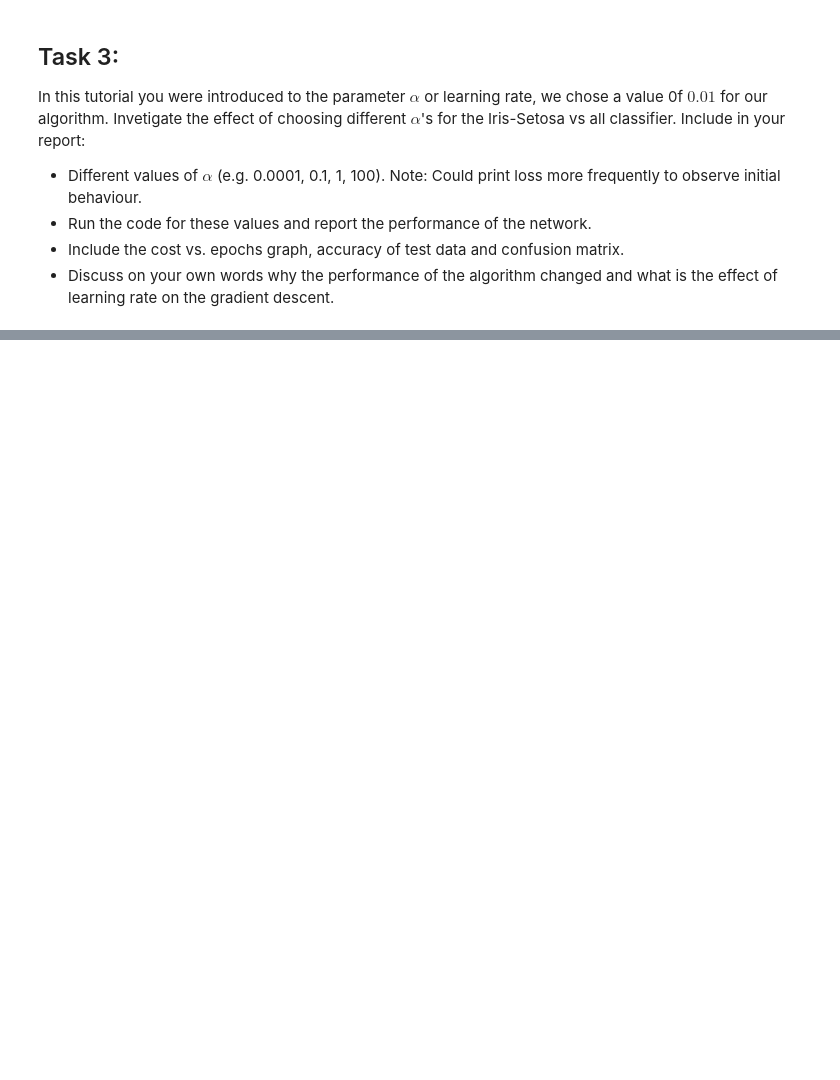
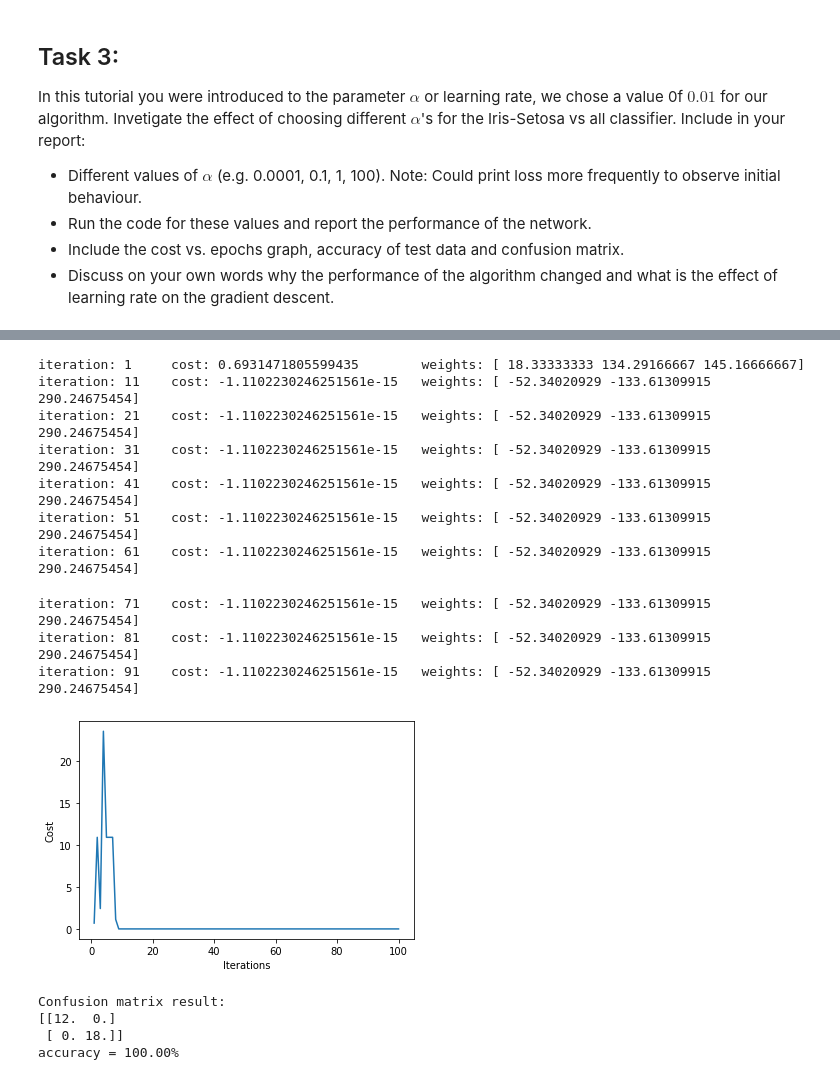
Before and after one commit to limited-fion/ee3-ml, a Jupyter notebook: Fion_ML_Logistic_Regression_.ipynb, the cells around one changed output, grey strips where cells are left out. Cells and saved outputs as stored; diff of their text form; code cells hidden in the pictures; blank space fills up the shorter version.

```diff
--- a/Fion_ML_Logistic_Regression_.ipynb
+++ b/Fion_ML_Logistic_Regression_.ipynb
@@ -428,0 +609,47 @@ In this tutorial you were introduced to the parameter $\alpha$ or learning rate,
+# %%
+# Setosa is assigned label 0, while all other classes will have a label of 1
+y = np.where(labels == 0, 0, 1)
+
+# Consider only two features - sepal length (column 0) and petal length (column 2)
+# Bias term (intercept) is added to each data point (row)
+X = iris_data.iloc[:,[0,2]]
+intercept = np.ones((X.shape[0], 1))
+X = np.concatenate((intercept, X), axis=1)
+
+Z = np.insert(X, 3, y, axis=1)
+
+np.random.shuffle(Z)
+
+alpha = 100
+num_iter = 100
+
+model_weights = fit(alpha, num_iter, training_set(Z)[:, :3], training_set(Z)[:, 3])
+
+predictions = predict(test_set(Z)[:, :3], model_weights)
+pred = predictions.astype('int')
+true = test_set(Z)[:, 3].astype('int')
+
+conf_matrix = compute_confusion_matrix(true, pred)
+print('Confusion matrix result: ')
+print(conf_matrix)
+
+diagonal_sum = conf_matrix.trace()
+sum_of_all_elements = conf_matrix.sum()
+accuracy = diagonal_sum / sum_of_all_elements
+print('accuracy = {:0.2f}%'.format(accuracy*100))
+# %% [output]
+iteration: 1     cost: 0.6931471805599435        weights: [ 18.33333333 134.29166667 145.16666667]
+iteration: 11    cost: -1.1102230246251561e-15   weights: [ -52.34020929 -133.61309915  290.24675454]
+iteration: 21    cost: -1.1102230246251561e-15   weights: [ -52.34020929 -133.61309915  290.24675454]
+iteration: 31    cost: -1.1102230246251561e-15   weights: [ -52.34020929 -133.61309915  290.24675454]
+iteration: 41    cost: -1.1102230246251561e-15   weights: [ -52.34020929 -133.61309915  290.24675454]
+iteration: 51    cost: -1.1102230246251561e-15   weights: [ -52.34020929 -133.61309915  290.24675454]
+iteration: 61    cost: -1.1102230246251561e-15   weights: [ -52.34020929 -133.61309915  290.24675454]
+iteration: 71    cost: -1.1102230246251561e-15   weights: [ -52.34020929 -133.61309915  290.24675454]
+iteration: 81    cost: -1.1102230246251561e-15   weights: [ -52.34020929 -133.61309915  290.24675454]
+iteration: 91    cost: -1.1102230246251561e-15   weights: [ -52.34020929 -133.61309915  290.24675454]
+[figure, added]
+Confusion matrix result:
+[[12.  0.]
+ [ 0. 18.]]
+accuracy = 100.00%
```
Also changed, not shown: parts of 7 cells of this notebook.
